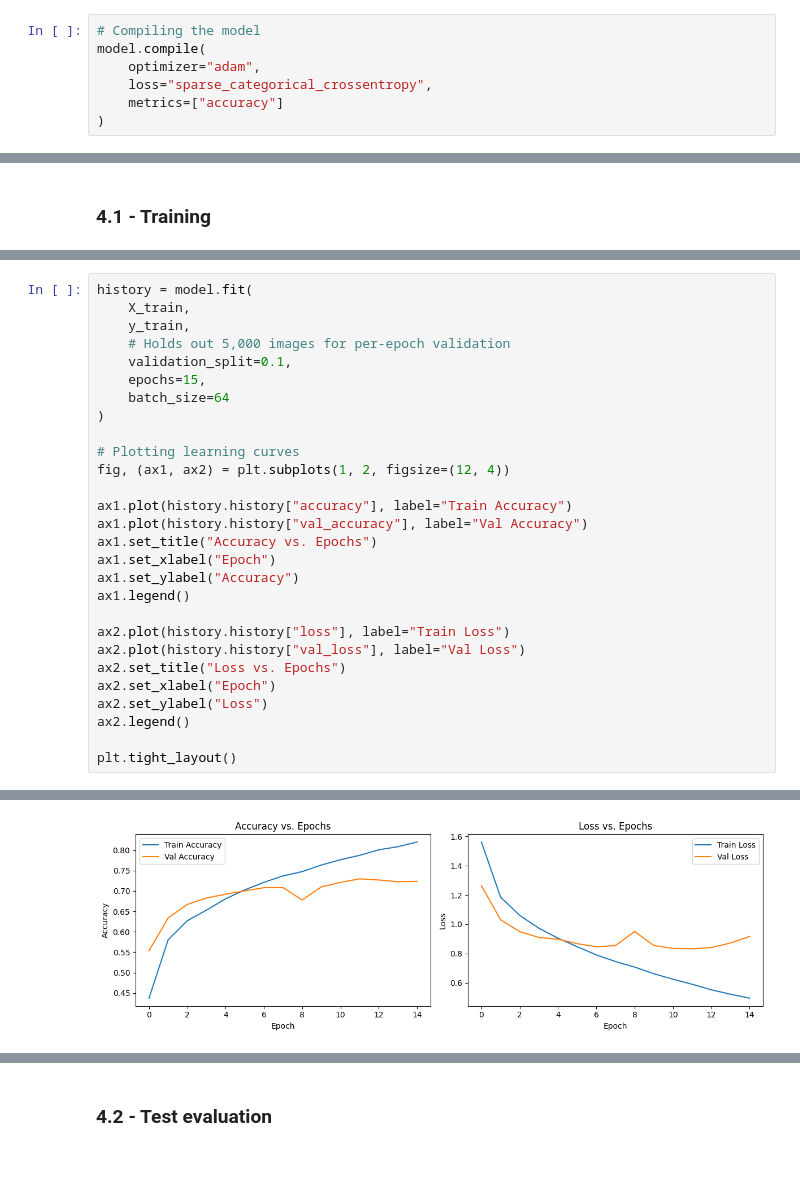
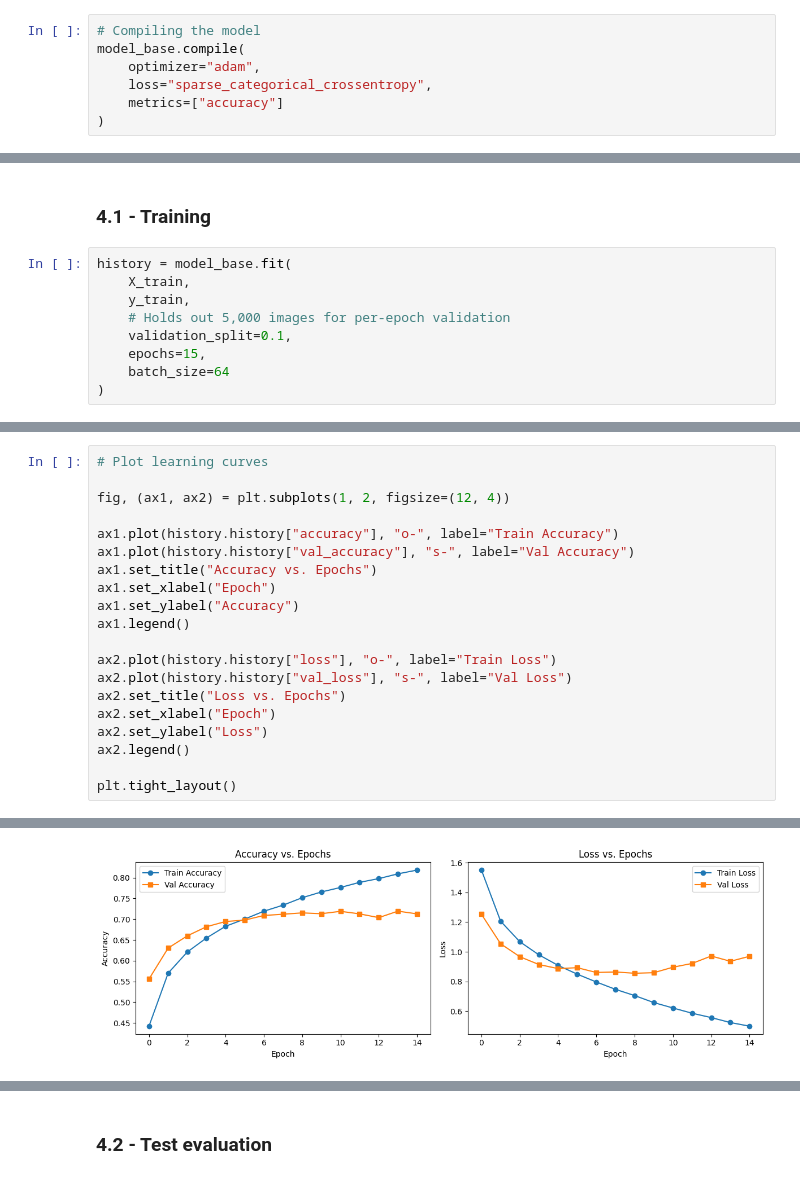
Before and after one commit to jcdcustodio/asb-code, a Jupyter notebook: cs7-ai/nb_cs7a.ipynb, the cells around one changed output, grey strips where cells are left out. Drawn from its saved outputs; the diff is of its cells as text.

```diff
--- a/cs7-ai/nb_cs7a.ipynb
+++ b/cs7-ai/nb_cs7a.ipynb
@@ -174,7 +178,7 @@ Model: "sequential"
  Non-trainable params: 0 (0.00 B)
 # %%
 # Compiling the model
-model.compile(
+model_base.compile(
     optimizer="adam",
     loss="sparse_categorical_crossentropy",
     metrics=["accuracy"]
@@ -183,3 +187,12 @@ model.compile(
 ## 4 - Model training and evaluation
 # %% [markdown]
 ### 4.1 - Training
+# %%
+history = model_base.fit(
+    X_train,
+    y_train,
+    # Holds out 5,000 images for per-epoch validation
+    validation_split=0.1,
+    epochs=15,
+    batch_size=64
+)
@@ -186,25 +217,17 @@ model.compile(
 # %%
-history = model.fit(
-    X_train,
-    y_train,
-    # Holds out 5,000 images for per-epoch validation
-    validation_split=0.1,
-    epochs=15,
-    batch_size=64
-)
+# Plot learning curves
 
-# Plotting learning curves
 fig, (ax1, ax2) = plt.subplots(1, 2, figsize=(12, 4))
 
-ax1.plot(history.history["accuracy"], label="Train Accuracy")
-ax1.plot(history.history["val_accuracy"], label="Val Accuracy")
+ax1.plot(history.history["accuracy"], "o-", label="Train Accuracy")
+ax1.plot(history.history["val_accuracy"], "s-", label="Val Accuracy")
 ax1.set_title("Accuracy vs. Epochs")
 ax1.set_xlabel("Epoch")
 ax1.set_ylabel("Accuracy")
 ax1.legend()
 
-ax2.plot(history.history["loss"], label="Train Loss")
-ax2.plot(history.history["val_loss"], label="Val Loss")
+ax2.plot(history.history["loss"], "o-", label="Train Loss")
+ax2.plot(history.history["val_loss"], "s-", label="Val Loss")
 ax2.set_title("Loss vs. Epochs")
 ax2.set_xlabel("Epoch")
 ax2.set_ylabel("Loss")
@@ -232,4 +238,4 @@ Epoch 15/15
-[figure, old version]
+[figure, new version]
 # %% [markdown]
 Remarks:
 
```
Also changed, not shown: parts of 13 cells of this notebook, 1 other file.
